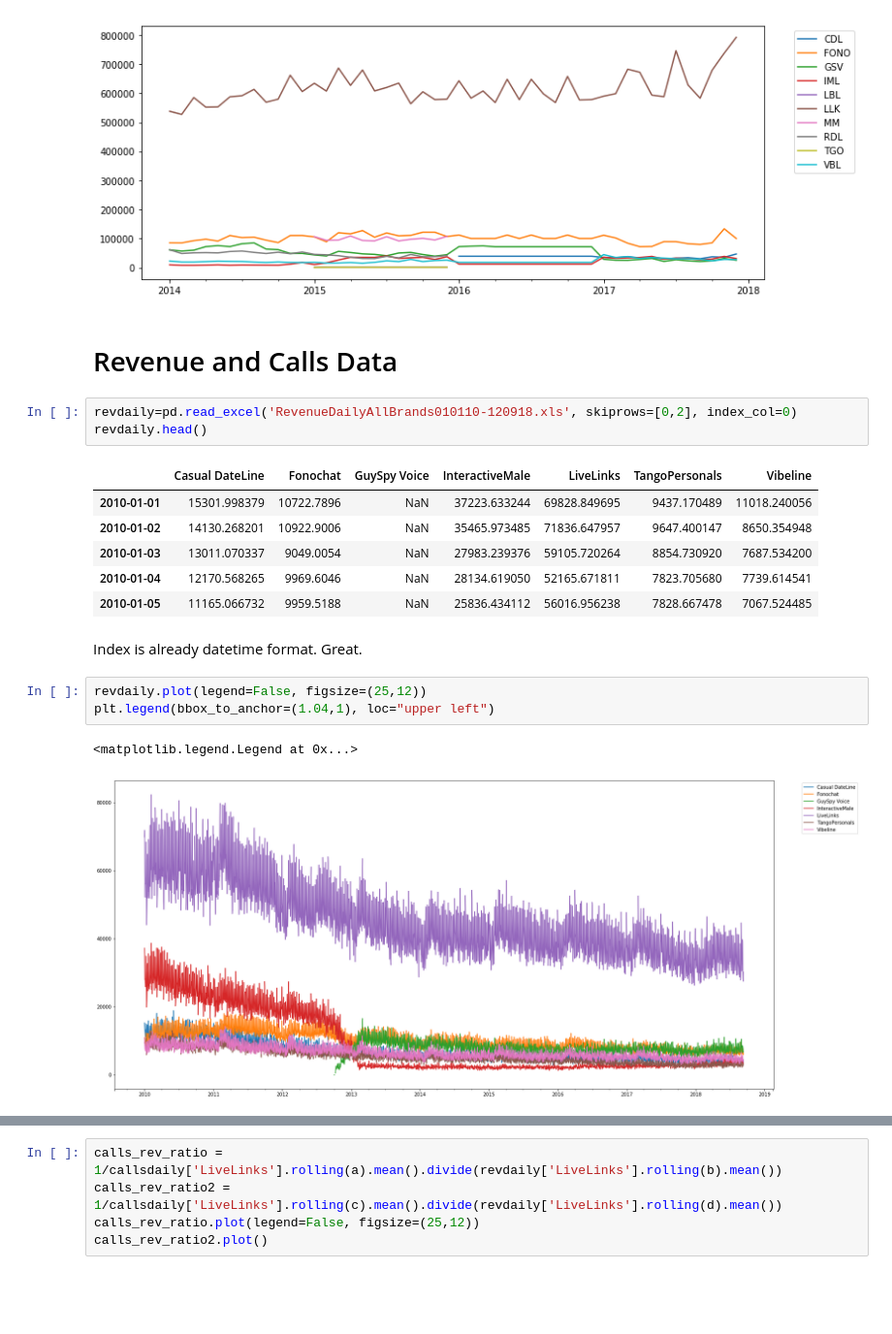
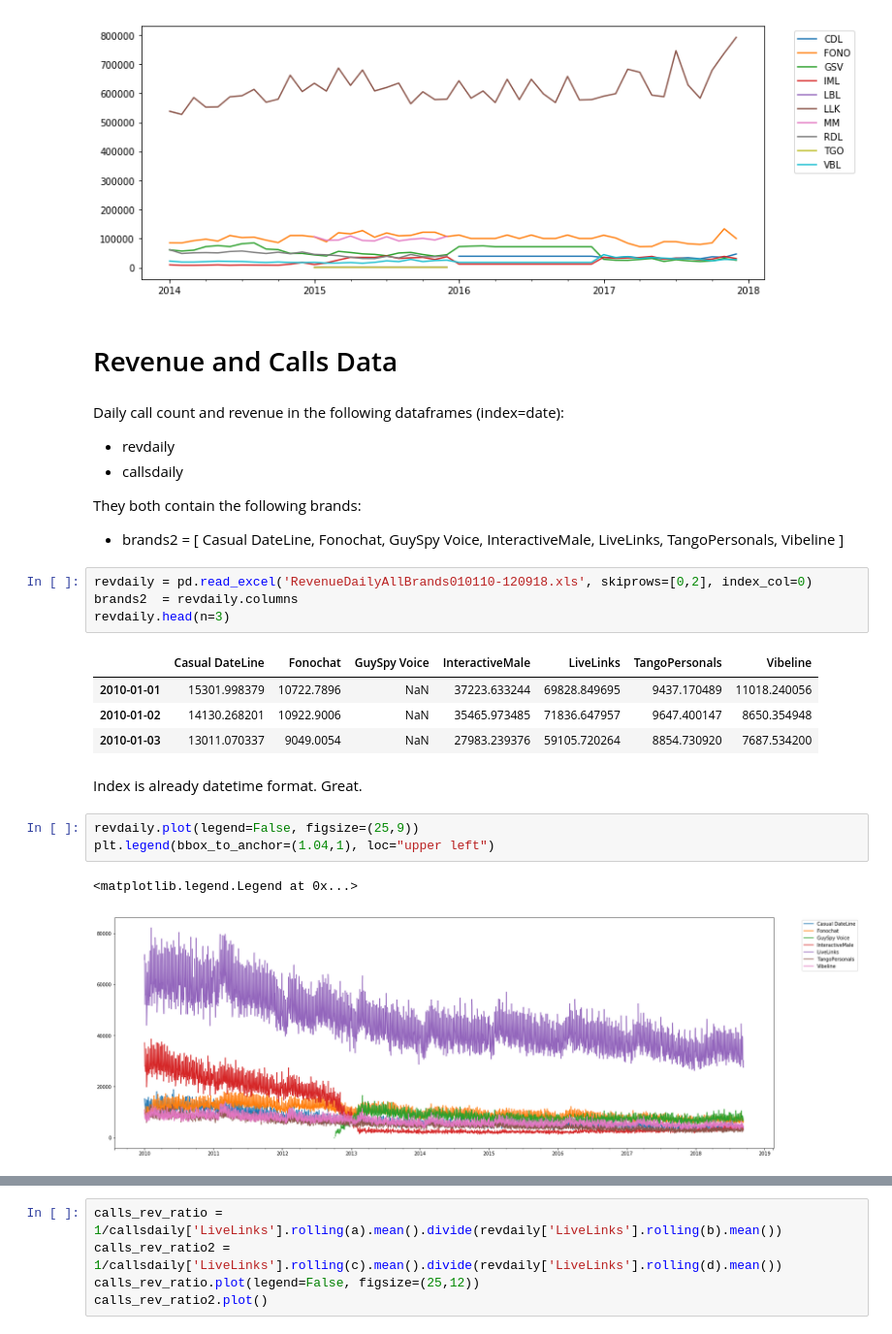
Before and after one commit to jamiegor/Revenue, a Jupyter notebook: SpendAndRevenue.ipynb, the cells around one changed output, grey strips where cells are left out. Shown at 97% size. Drawn from its saved outputs; the diff is of its cells as text; blank space fills up the shorter version.

```diff
--- a/SpendAndRevenue.ipynb
+++ b/SpendAndRevenue.ipynb
@@ -137,23 +122,30 @@ plt.legend(bbox_to_anchor=(1.04,1), loc="upper left")
 <matplotlib.legend.Legend at 0x...>
 [figure]
 # %% [markdown]
+ <a name="Revenue_and_Calls"></a>
 # Revenue and Calls Data
+# %% [markdown]
+Daily call count and revenue in the following dataframes (index=date):
+- revdaily
+- callsdaily
+
+They both contain the following brands:
+- brands2 = \[ Casual DateLine, Fonochat, GuySpy Voice, InteractiveMale, LiveLinks, TangoPersonals, Vibeline \]
 # %%
-revdaily=pd.read_excel('RevenueDailyAllBrands010110-120918.xls', skiprows=[0,2], index_col=0)
-revdaily.head()
+revdaily = pd.read_excel('RevenueDailyAllBrands010110-120918.xls', skiprows=[0,2], index_col=0)
+brands2  = revdaily.columns
+revdaily.head(n=3)
 # %% [output]
 |  | Casual DateLine | Fonochat | GuySpy Voice | InteractiveMale | LiveLinks | TangoPersonals | Vibeline |
 | 2010-01-01 | 15301.998379 | 10722.7896 | NaN | 37223.633244 | 69828.849695 | 9437.170489 | 11018.240056 |
 | 2010-01-02 | 14130.268201 | 10922.9006 | NaN | 35465.973485 | 71836.647957 | 9647.400147 | 8650.354948 |
 | 2010-01-03 | 13011.070337 | 9049.0054 | NaN | 27983.239376 | 59105.720264 | 8854.730920 | 7687.534200 |
-| 2010-01-04 | 12170.568265 | 9969.6046 | NaN | 28134.619050 | 52165.671811 | 7823.705680 | 7739.614541 |
-| 2010-01-05 | 11165.066732 | 9959.5188 | NaN | 25836.434112 | 56016.956238 | 7828.667478 | 7067.524485 |
 # %% [markdown]
 Index is already datetime format. Great.
 # %%
-revdaily.plot(legend=False, figsize=(25,12))
+revdaily.plot(legend=False, figsize=(25,9))
 plt.legend(bbox_to_anchor=(1.04,1), loc="upper left")
 # %% [output]
 <matplotlib.legend.Legend at 0x...>
-[figure, old version]
+[figure, new version]
 # %%
```
Also changed, not shown: parts of 31 cells of this notebook, 4 other files.
